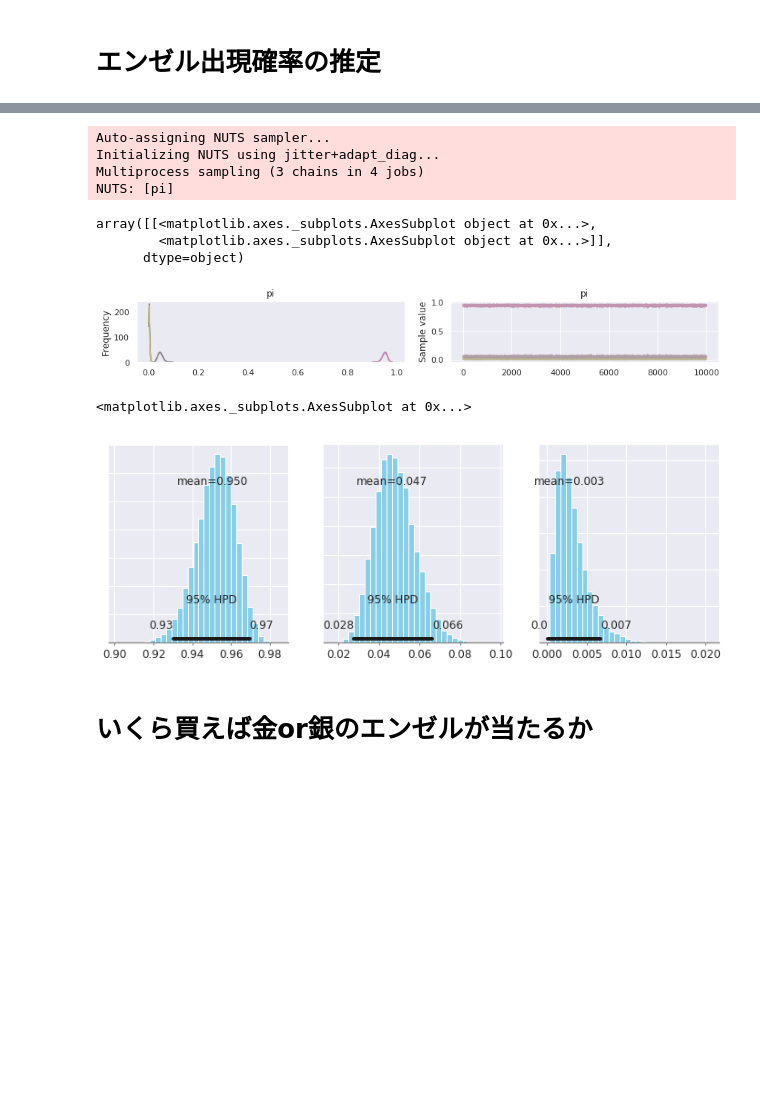
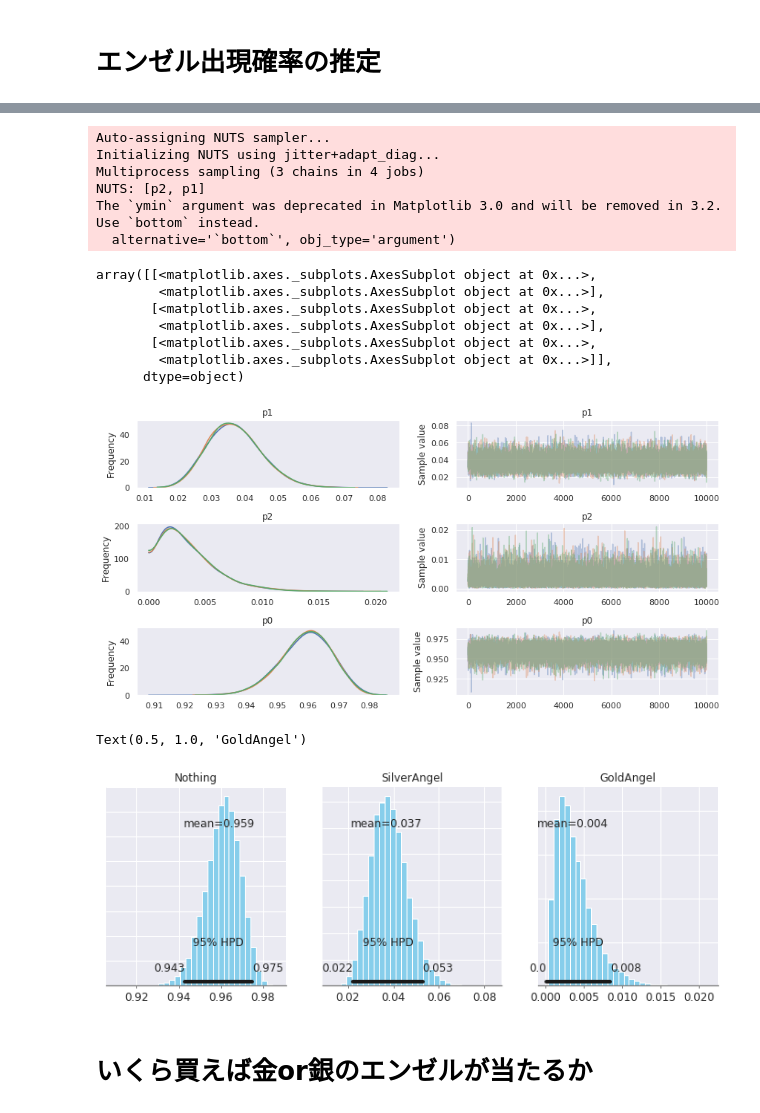
Before and after one commit to tok41/choco-ball-statistics, a Jupyter notebook: analysis/jupyter/estimate_angel_rate_multi_model.ipynb, the cells around one changed output, grey strips where cells are left out. Saved outputs shown, nothing was run; the diff lists cells and outputs as text; code cells hidden in the pictures; blank space fills up the shorter version.

```diff
--- a/analysis/jupyter/estimate_angel_rate_multi_model.ipynb
+++ b/analysis/jupyter/estimate_angel_rate_multi_model.ipynb
@@ -22,6 +30,6 @@ sns.set()
 # %%
-data = cu.get_data(db_file='/home/yoichi/workspace/choco-ball-statistics/data/choco-ball.db',
-                   filter_str="taste is not 10")
+dbfile = '../data/choco-ball.db'
+data = cu.get_data(db_file=dbfile, filter_str="taste is not 10")
 data = data.drop(columns=['shop', 'factory'])
 data.head()
 # %% [output]
@@ -69,10 +128,12 @@ array([428,  20,   0])
 # %%
-with pm.Model() as model1:
+with pm.Model() as model2:
     alpha = [1., 1., 1.]
     pi = pm.Dirichlet('pi', a=np.array(alpha))
-    m = pm.Multinomial('m', n=np.sum(d), p=pi, observed=d)
-    trace1 = pm.sample(10000, chains=3)
-pm.traceplot(trace1)
+    for i in np.arange(d.shape[0]):
+        piw = pi*weight[i]
+        m = pm.Multinomial('m_%s'%(i), n=np.sum(d[i]), p=piw, observed=d[i])
+    trace2 = pm.sample(10000, chains=3)
+pm.traceplot(trace2)
 # %% [output]
 Auto-assigning NUTS sampler...
 Initializing NUTS using jitter+adapt_diag...
@@ -113,29 +167,43 @@ array([[1., 0., 2.],
 # %%
-with pm.Model() as model2:
-    alpha = [1., 1., 1.]
-    pi = pm.Dirichlet('pi', a=np.array(alpha))
+with pm.Model() as model3:
+    # prior : uniform
+    p1 = pm.Uniform('p1', 0, 0.5)
+    p2 = pm.Uniform('p2', 0, 0.1)
+    p0 = pm.Deterministic('p0', 1.0-p1-p2)
+    pi = [p0, p1, p2]
+    # likelihood
     for i in np.arange(d.shape[0]):
-        m = pm.Multinomial('m_%s'%(i), n=np.sum(d[i]), p=pi*weight[i], observed=d[i])
-    trace2 = pm.sample(10000, chains=3)
-pm.traceplot(trace)
+        piw = pi*weight[i]
+        m = pm.Multinomial('m_%s'%(i), n=np.sum(d[i]), p=pi, observed=d[i])
+    trace3 = pm.sample(10000, chains=3)
+pm.traceplot(trace3)
 # %% [output]
 Auto-assigning NUTS sampler...
 Initializing NUTS using jitter+adapt_diag...
 Multiprocess sampling (3 chains in 4 jobs)
-NUTS: [pi]
+NUTS: [p2, p1]
+The `ymin` argument was deprecated in Matplotlib 3.0 and will be removed in 3.2. Use `bottom` instead.
+  alternative='`bottom`', obj_type='argument')
 array([[<matplotlib.axes._subplots.AxesSubplot object at 0x...>,
+        <matplotlib.axes._subplots.AxesSubplot object at 0x...>],
+       [<matplotlib.axes._subplots.AxesSubplot object at 0x...>,
+        <matplotlib.axes._subplots.AxesSubplot object at 0x...>],
+       [<matplotlib.axes._subplots.AxesSubplot object at 0x...>,
         <matplotlib.axes._subplots.AxesSubplot object at 0x...>]],
       dtype=object)
-[figure, old version]
+[figure, new version]
 # %%
 fig = plt.figure(figsize=(12, 4))
 ax = fig.subplots(1, 3)
 
-pm.plot_posterior(trace2['pi'][:,0], ax=ax[0])
-pm.plot_posterior(trace2['pi'][:,1], ax=ax[1])
-pm.plot_posterior(trace2['pi'][:,2], ax=ax[2])
+pm.plot_posterior(trace3['p0'], ax=ax[0])
+pm.plot_posterior(trace3['p1'], ax=ax[1])
+pm.plot_posterior(trace3['p2'], ax=ax[2])
+ax[0].set_title('Nothing')
+ax[1].set_title('SilverAngel')
+ax[2].set_title('GoldAngel')
 # %% [output]
-<matplotlib.axes._subplots.AxesSubplot at 0x...>
+Text(0.5, 1.0, 'GoldAngel')
-[figure, old version]
+[figure, new version]
 # %% [markdown]
 # いくら買えば金or銀のエンゼルが当たるか
```
Also changed, not shown: parts of 30 cells of this notebook.
